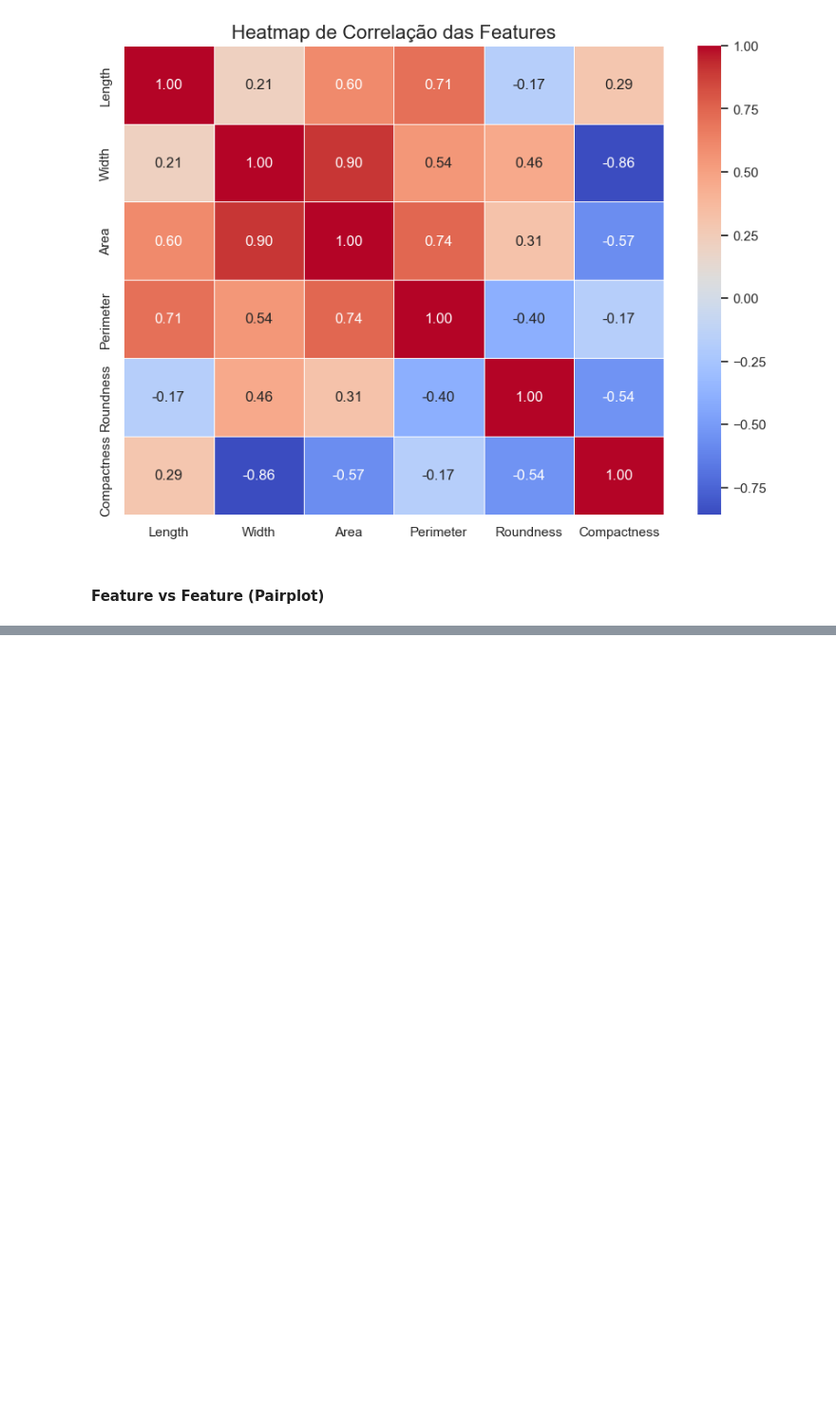
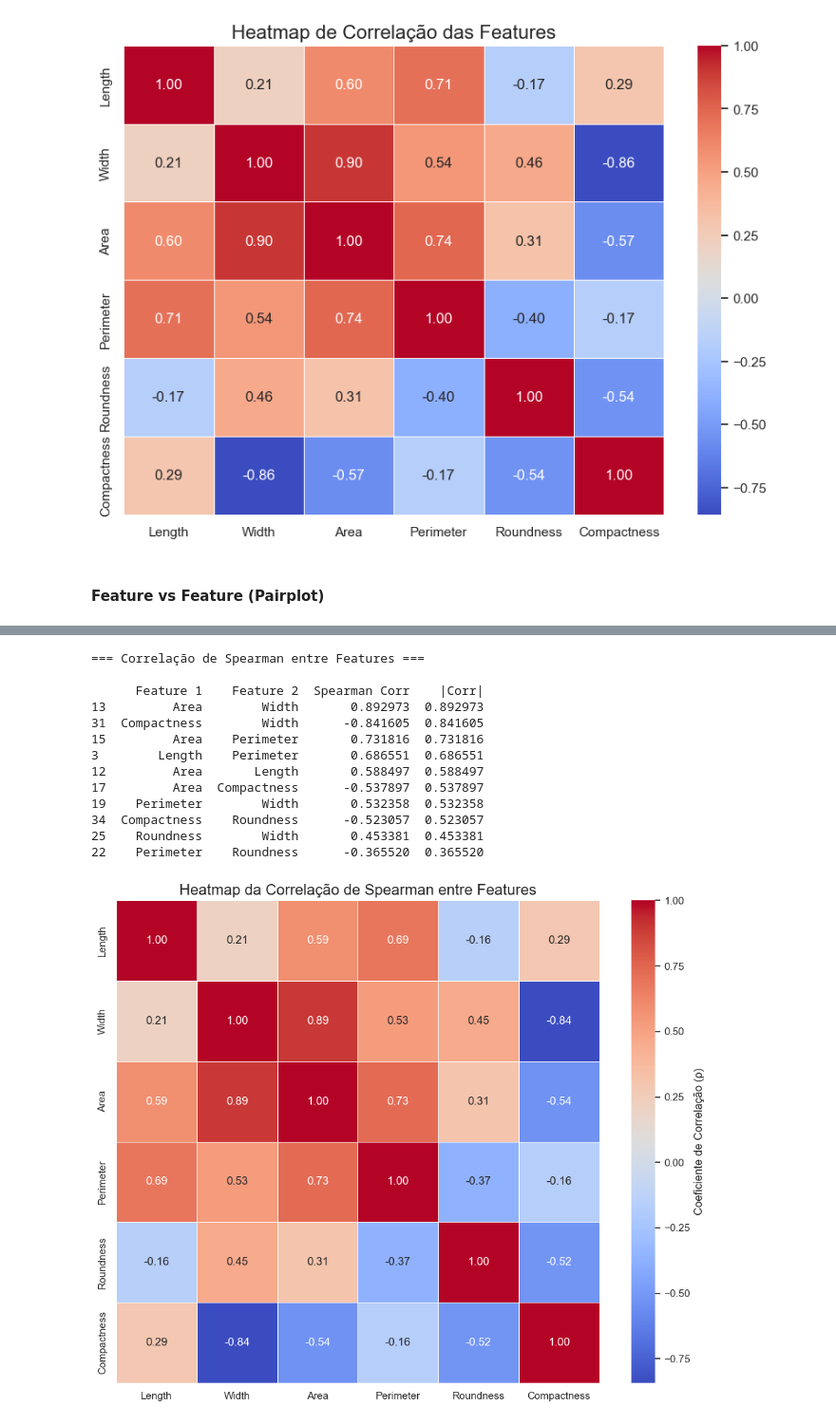
Before and after one commit to tomasgferreira06/ML_Challenge1, a Jupyter notebook: proj.ipynb, the cells around one changed output, grey strips where cells are left out. Shown at 95% size. Cells and saved outputs as stored; diff of their text form; code cells hidden in the pictures; blank space fills up the shorter version.

```diff
--- a/proj.ipynb
+++ b/proj.ipynb
@@ -134,0 +166,58 @@ plt.show()
+# %%
+from scipy.stats import spearmanr
+import seaborn as sns
+import matplotlib.pyplot as plt
+import pandas as pd
+
+# Usar o dataset sem NaNs
+df_clean = df.dropna()
+
+# Selecionar apenas colunas numéricas
+numeric_cols = df_clean.select_dtypes(include=['number']).columns
+
+print("=== Correlação de Spearman entre Features ===\n")
+
+# Calcular matriz de correlação de Spearman
+corr_matrix = df_clean[numeric_cols].corr(method='spearman')
+
+# Mostrar top 10 correlações mais fortes
+corr_pairs = (
+    corr_matrix.stack()
+    .reset_index()
+    .rename(columns={'level_0': 'Feature 1', 'level_1': 'Feature 2', 0: 'Spearman Corr'})
+)
+corr_pairs = corr_pairs[corr_pairs['Feature 1'] < corr_pairs['Feature 2']]
+corr_pairs['|Corr|'] = corr_pairs['Spearman Corr'].abs()
+corr_pairs = corr_pairs.sort_values(by='|Corr|', ascending=False)
+
+print(corr_pairs.head(10))
+
+# Plot do heatmap
+plt.figure(figsize=(10, 8))
+sns.heatmap(
+    corr_matrix,
+    annot=True,
+    fmt=".2f",
+    cmap="coolwarm",
+    square=True,
+    linewidths=0.5,
+    cbar_kws={"label": "Coeficiente de Correlação (ρ)"},
+)
+plt.title("Heatmap da Correlação de Spearman entre Features", fontsize=16)
+plt.tight_layout()
+plt.show()
+# %% [output]
+=== Correlação de Spearman entre Features ===
+
+      Feature 1    Feature 2  Spearman Corr    |Corr|
+13         Area        Width       0.892973  0.892973
+31  Compactness        Width      -0.841605  0.841605
+15         Area    Perimeter       0.731816  0.731816
+3        Length    Perimeter       0.686551  0.686551
+12         Area       Length       0.588497  0.588497
+17         Area  Compactness      -0.537897  0.537897
+19    Perimeter        Width       0.532358  0.532358
+34  Compactness    Roundness      -0.523057  0.523057
+25    Roundness        Width       0.453381  0.453381
+22    Perimeter    Roundness      -0.365520  0.365520
+[figure, added]
```
Also changed, not shown: parts of 44 cells of this notebook.
